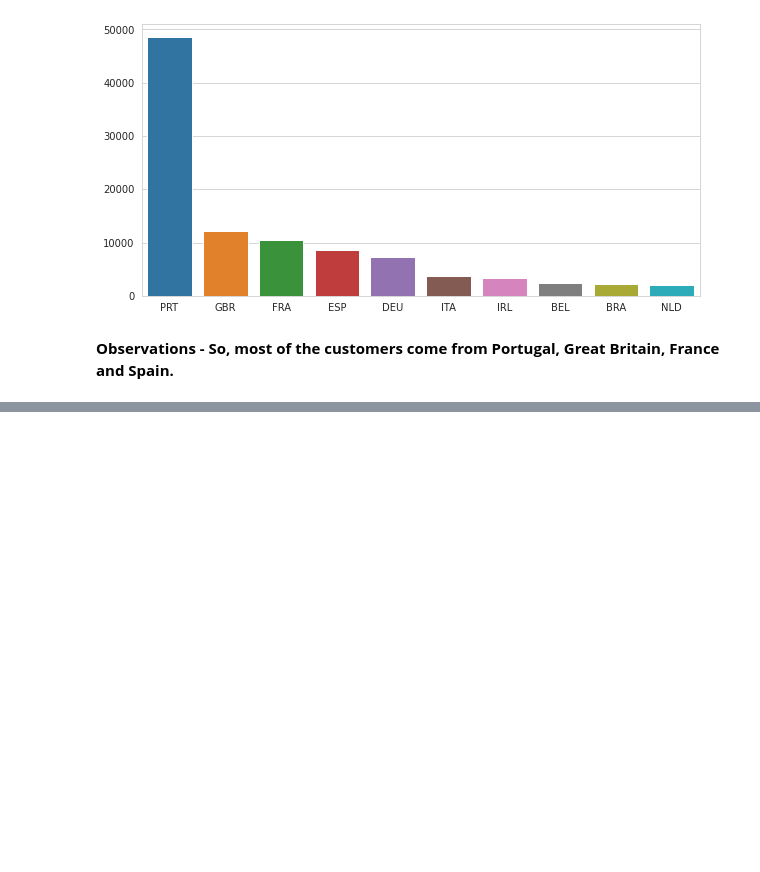
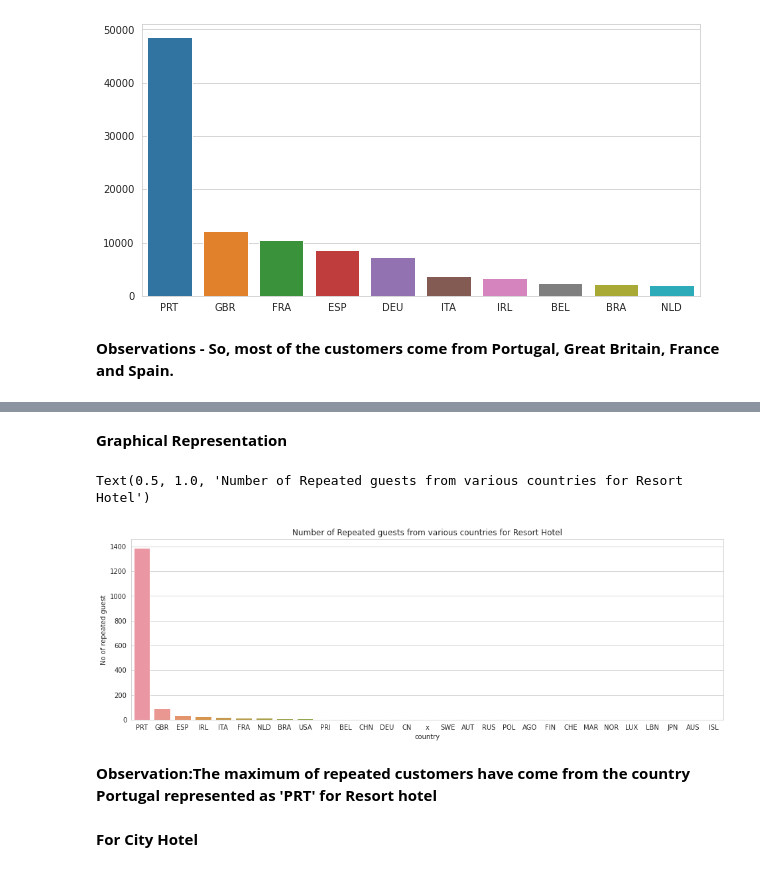
Before and after one commit to Jatingpt/Hotel-Booking-Analysis, a Jupyter notebook: Hotel_Booking_Analysis_Capstone_Project.ipynb, the cells around one changed output, grey strips where cells are left out. Cells and saved outputs as stored; diff of their text form; code cells hidden in the pictures; blank space fills up the shorter version.

```diff
--- a/Hotel_Booking_Analysis_Capstone_Project.ipynb
+++ b/Hotel_Booking_Analysis_Capstone_Project.ipynb
@@ -339,0 +344,6 @@ sns.barplot (y= list(df.country.value_counts().head (10)), x= list(df.country.va
+# %%
+actual_resort_hotel = df[(df['hotel'] == 'Resort Hotel') & (df['is_canceled'] == 0) & (df['is_repeated_guest'] == 1)]
+# %%
+booking = actual_resort_hotel.groupby('country')['is_repeated_guest'].count().reset_index().sort_values(by = 'is_repeated_guest', ascending = False)
+# %%
+booking = booking.rename(columns = {'is_repeated_guest': 'No of repeated guest'})
@@ -339,0 +364,15 @@ sns.barplot (y= list(df.country.value_counts().head (10)), x= list(df.country.va
+# %% [markdown]
+**Graphical Representation**
+# %%
+sns.set_style('whitegrid')
+plt.rcParams['figure.figsize'] = (16,5)
+plt.rcParams['font.size'] = 10
+# %%
+sns.barplot(y = 'No of repeated guest', x = 'country', data = booking).set_title("Number of Repeated guests from various countries for Resort Hotel")
+# %% [output]
+Text(0.5, 1.0, 'Number of Repeated guests from various countries for Resort Hotel')
+[figure, added]
+# %% [markdown]
+**Observation:The maximum  of repeated customers have come from the country Portugal represented as 'PRT' for Resort hotel**
+# %% [markdown]
+**For City Hotel**
```
Also changed, not shown: parts of 31 cells of this notebook.
